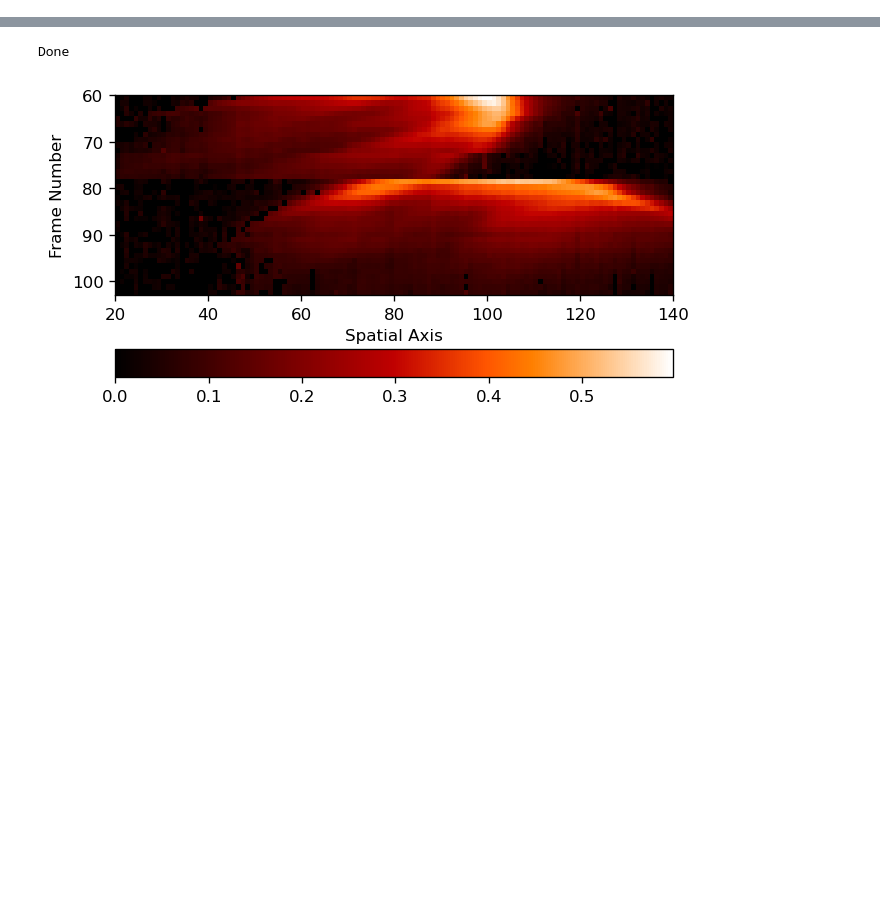
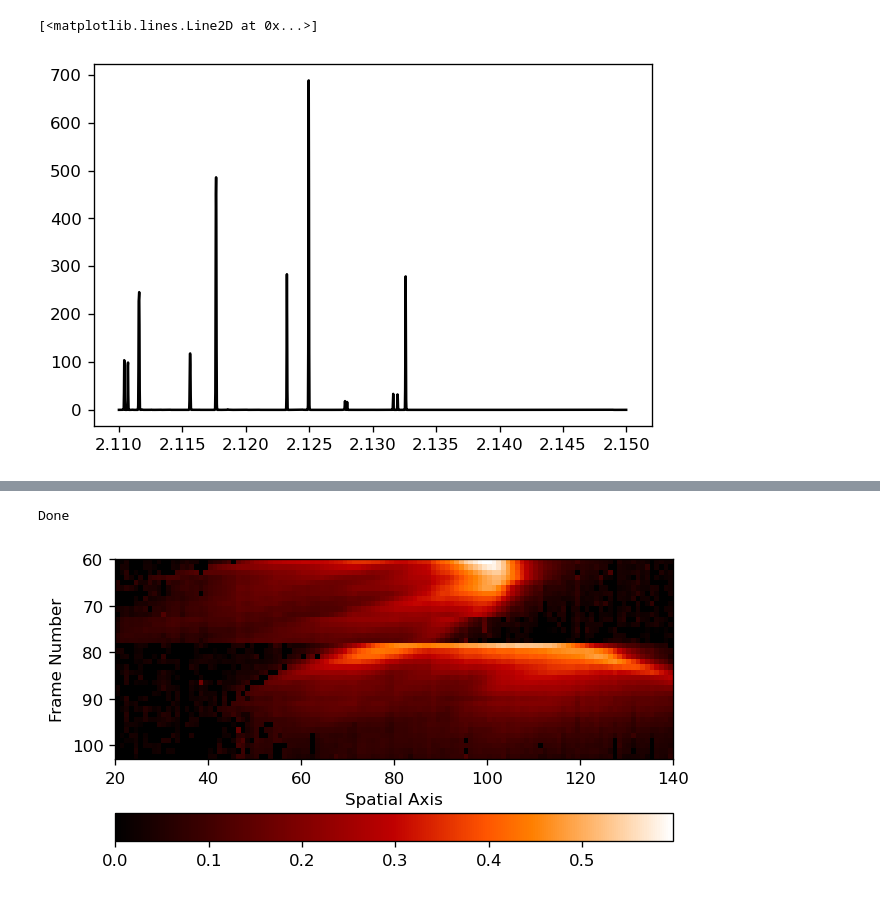
Before and after one commit to ruoyanwangdr/Dynamics-of-Jovian-Infrared-Auroral-Ionosphere-and-Thermosphere, a Jupyter notebook: h3p_map.ipynb, the cells around one changed output, grey strips where cells are left out. Saved outputs shown, nothing was run; the diff lists cells and outputs as text; code cells hidden in the pictures; blank space fills up the shorter version.

```diff
--- a/h3p_map.ipynb
+++ b/h3p_map.ipynb
@@ -164,0 +166,15 @@ def gaussian_fit(x, a0, a1, a2, a3, a4, a5):
+# %%
+gemini_df = pd.read_csv('mk_skybg_zm_10_10_ph.dat', sep='\s+', header=None)
+gemini_array = gemini_df.to_numpy()
+
+wavelength = (gemini_array[60500:62500,0]/1000)#[gemini_array[60500:62500,1]>0.5]
+count = gemini_array[60500:62500,1]#[gemini_array[60500:62500,1]>0.5]
+
+plt.plot(wavelength, count, 'k')
+#plt.xlim(min(wavelength), max(wavelength))
+#plt.xlim(2.11,2.15)
+#plt.xlim(2.132,2.133)
+#plt.ylim(min(count), 800)
+# %% [output]
+[<matplotlib.lines.Line2D at 0x...>]
+[figure, added]
```
Also changed, not shown: parts of 5 cells of this notebook.
